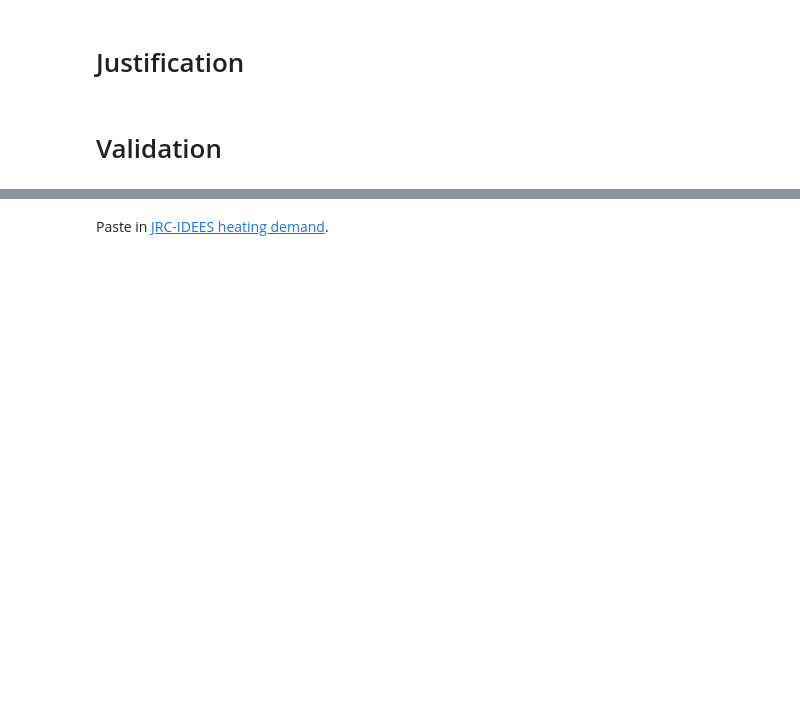
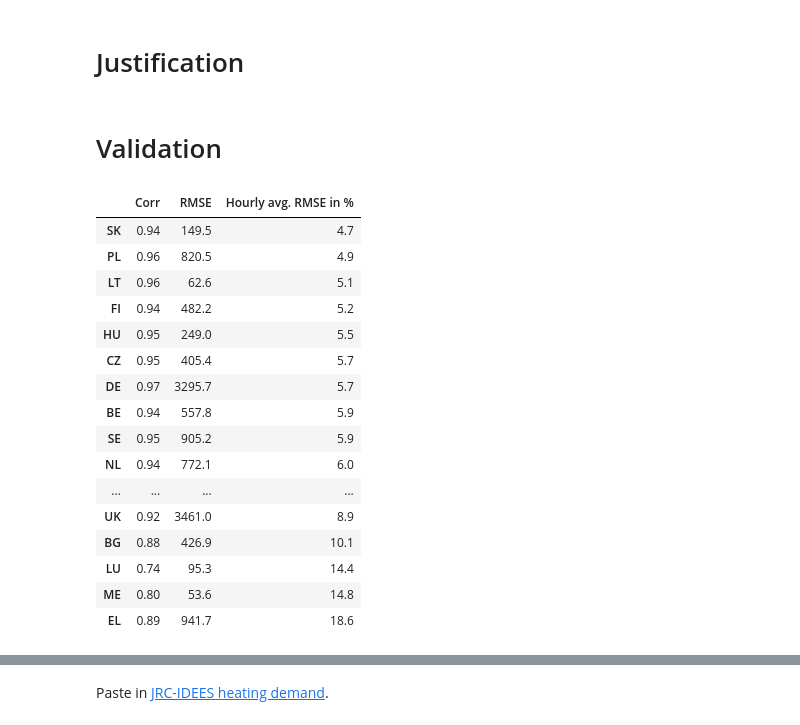
Before and after one commit to jus6du/multidecade-data, a Jupyter notebook: load data/load_regression.ipynb, the cells around one changed output, grey strips where cells are left out. Drawn from its saved outputs; the diff is of its cells as text; code cells hidden in the pictures; blank space fills up the shorter version.

```diff
--- a/load data/load_regression.ipynb
+++ b/load data/load_regression.ipynb
@@ -366,3 +368,23 @@ perc_error.columns = ['hourly avg. RMSE in percent']
 # %%
 validation = pd.concat([pd.DataFrame(corr_val['1H'].droplevel(1)),pd.DataFrame(rmse_val['1H'].droplevel(1)),perc_error],axis=1)
 validation.columns=["Corr", "RMSE", "Hourly avg. RMSE in %"]
+# %%
+validation.sort_values(by='Hourly avg. RMSE in %')
+# %% [output]
+|  | Corr | RMSE | Hourly avg. RMSE in % |
+| SK | 0.94 | 149.5 | 4.7 |
+| PL | 0.96 | 820.5 | 4.9 |
+| LT | 0.96 | 62.6 | 5.1 |
+| FI | 0.94 | 482.2 | 5.2 |
+| HU | 0.95 | 249.0 | 5.5 |
+| CZ | 0.95 | 405.4 | 5.7 |
+| DE | 0.97 | 3295.7 | 5.7 |
+| BE | 0.94 | 557.8 | 5.9 |
+| SE | 0.95 | 905.2 | 5.9 |
+| NL | 0.94 | 772.1 | 6.0 |
+| ... | ... | ... | ... |
+| UK | 0.92 | 3461.0 | 8.9 |
+| BG | 0.88 | 426.9 | 10.1 |
+| LU | 0.74 | 95.3 | 14.4 |
+| ME | 0.80 | 53.6 | 14.8 |
+| EL | 0.89 | 941.7 | 18.6 |
```
Also changed, not shown: parts of 5 cells of this notebook, 4 other files.
